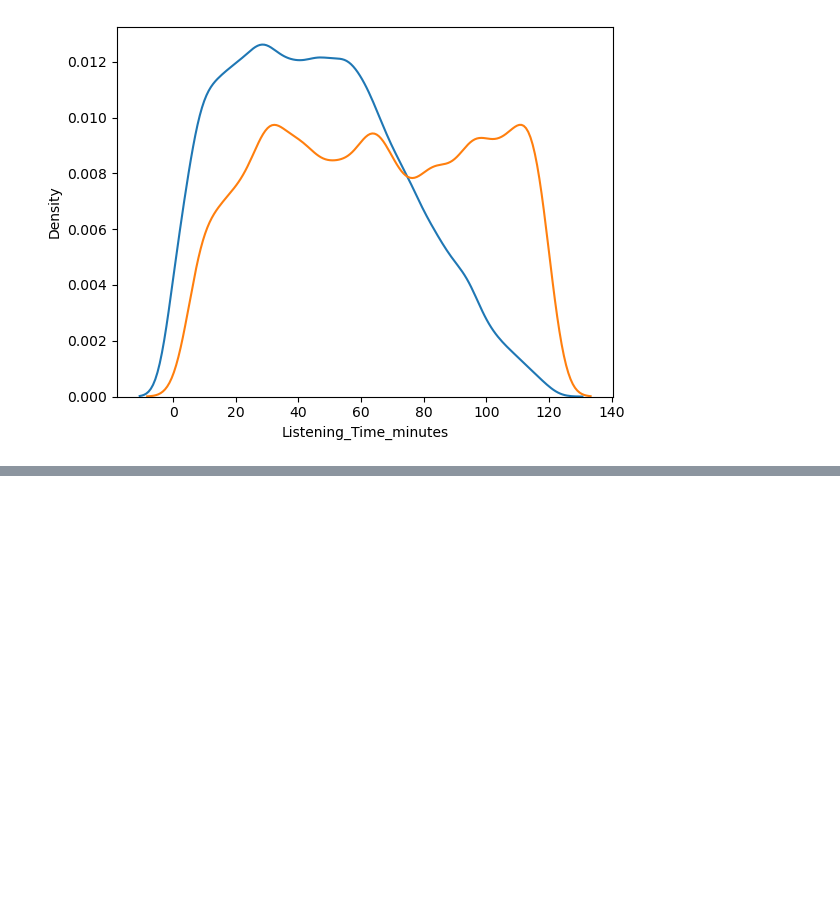
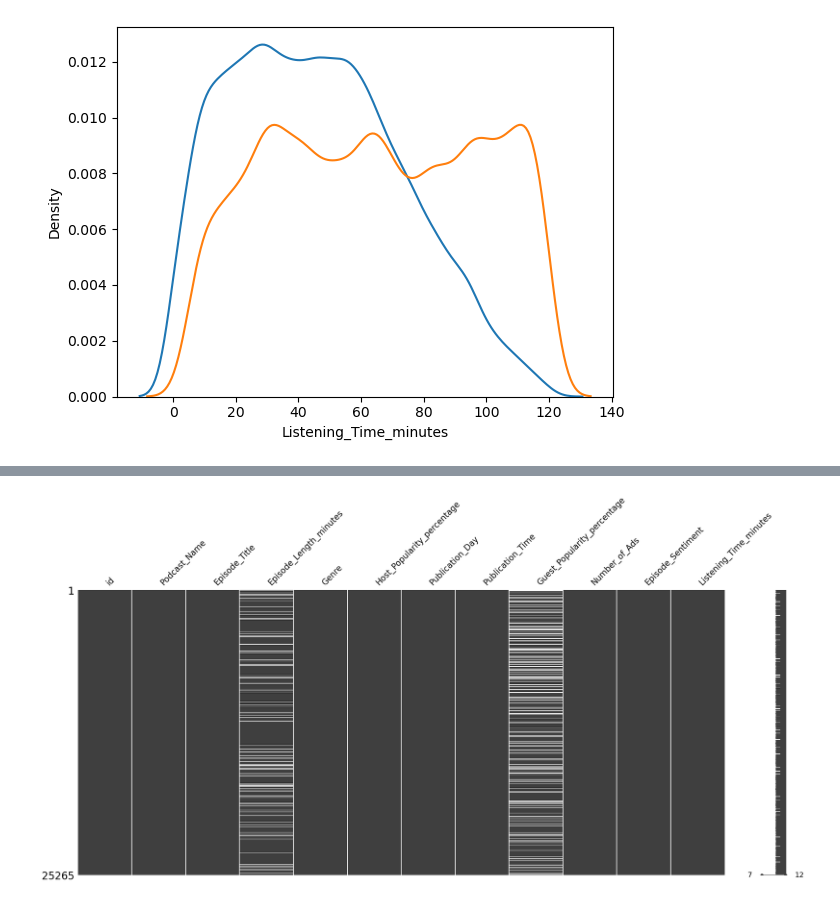
Before and after one commit to AlexeySporykhin/playground-series-s5e4, a Jupyter notebook: EDA.ipynb, the cells around one changed output, grey strips where cells are left out. Saved outputs shown, nothing was run; the diff lists cells and outputs as text; code cells hidden in the pictures; blank space fills up the shorter version.

```diff
--- a/EDA.ipynb
+++ b/EDA.ipynb
@@ -115,0 +131,5 @@ train.loc[:, num_cols].corr()
+# %%
+msno.matrix(train)  # Visual representation of missing data
+plt.show()
+# %% [output]
+[figure, added]
```
Also changed, not shown: parts of 18 cells of this notebook.
